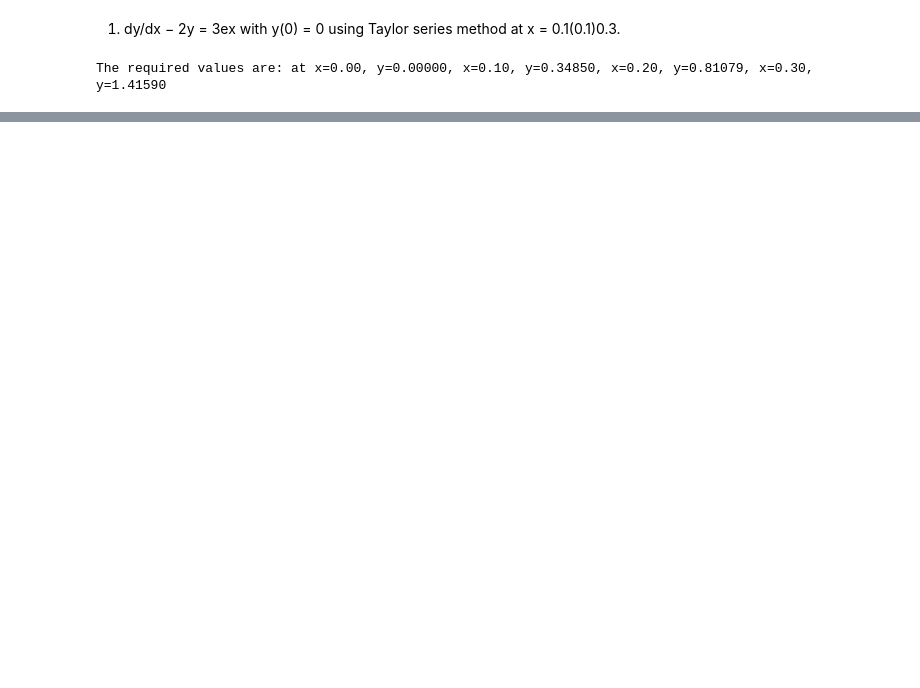
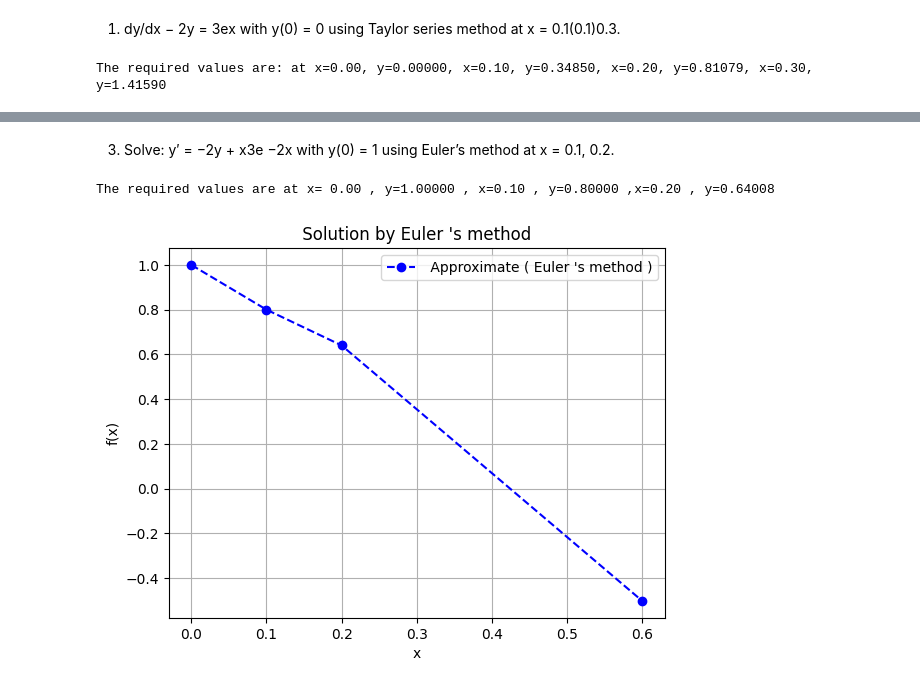
Before and after one commit to ifsvivek/code, a Jupyter notebook: python/mathlab/sem2/Lab-9.ipynb, the cells around one changed output, grey strips where cells are left out. Saved outputs shown, nothing was run; the diff lists cells and outputs as text; code cells hidden in the pictures; blank space fills up the shorter version.

```diff
--- a/python/mathlab/sem2/Lab-9.ipynb
+++ b/python/mathlab/sem2/Lab-9.ipynb
@@ -38,0 +80,27 @@ The required values are: at x=0.00, y=0.00000, x=0.10, y=0.34850, x=0.20, y=0.81
+# %% [markdown]
+3. Solve: y′ = −2y + x3e −2x with y(0) = 1 using Euler’s method at x = 0.1, 0.2.
+# %%
+import numpy as np
+import matplotlib . pyplot as plt
+# Define parameters
+f = lambda x , y: -2*y+( x ** 3 )*np .exp(-2*x ) # ODE
+h = 0.1 # Step size
+y0 = 1 # Initial Condition
+n=2
+# Explicit Euler Method
+y[0] = y0
+x[0]=0
+for i in range (0 , n ):
+    x[i+1]=x[i]+h
+    y[i + 1] = y[i] + h*f ( x[i], y[i])
+print ("The required values are at x= %0.2f , y=%0.5f , x=%0.2f , y=%0.5f ,x=%0.2f , y=%0.5f\n\n"%( x[0],y[0],x[1],y[1],x[2],y[2]) )
+plt . plot (x , y , 'bo--', label =" Approximate ( Euler 's method )")
+plt . title (" Solution by Euler 's method ")
+plt . xlabel ('x')
+plt . ylabel ('f(x)')
+plt . grid ()
+plt . legend ( loc ='best')
+plt . show ()
+# %% [output]
+The required values are at x= 0.00 , y=1.00000 , x=0.10 , y=0.80000 ,x=0.20 , y=0.64008
+[figure, added]
```
Also changed, not shown: parts of 4 cells of this notebook, 1 other file.
